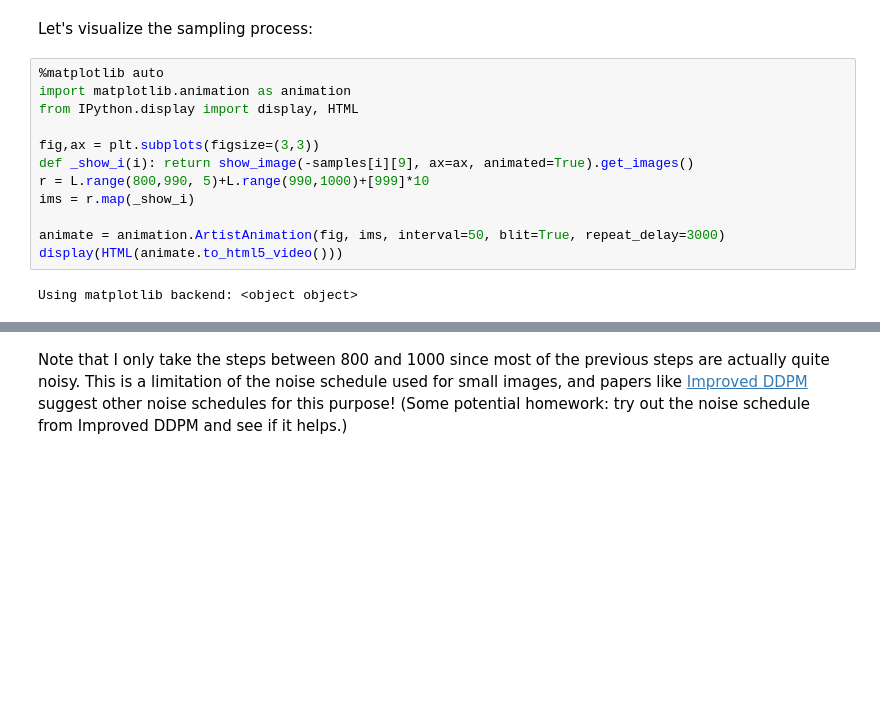
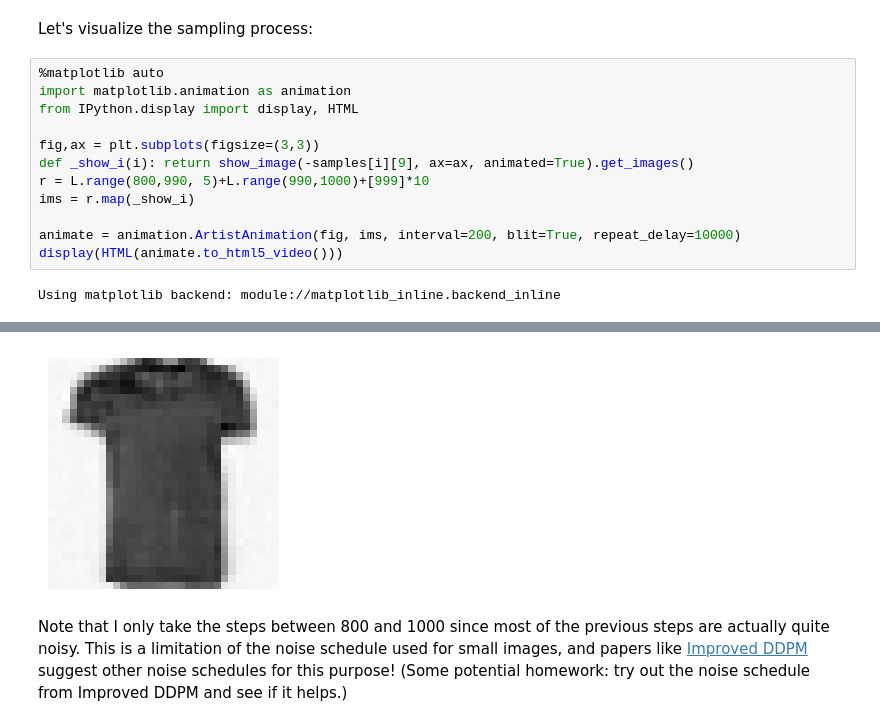
Before and after one commit to goosmanlei/fastai-course-part2, a Jupyter notebook: lesson-18/15_DDPM.ipynb, the cells around one changed output, grey strips where cells are left out. Cells and saved outputs as stored; diff of their text form; blank space fills up the shorter version.

```diff
--- a/lesson-18/15_DDPM.ipynb
+++ b/lesson-18/15_DDPM.ipynb
@@ -204,17 +213,18 @@ Let's visualize the sampling process:
 # %%
 %matplotlib auto
 import matplotlib.animation as animation
 from IPython.display import display, HTML
 
 fig,ax = plt.subplots(figsize=(3,3))
 def _show_i(i): return show_image(-samples[i][9], ax=ax, animated=True).get_images()
 r = L.range(800,990, 5)+L.range(990,1000)+[999]*10
 ims = r.map(_show_i)
 
-animate = animation.ArtistAnimation(fig, ims, interval=50, blit=True, repeat_delay=3000)
+animate = animation.ArtistAnimation(fig, ims, interval=200, blit=True, repeat_delay=10000)
 display(HTML(animate.to_html5_video()))
 # %% [output]
-Using matplotlib backend: <object object>
+Using matplotlib backend: module://matplotlib_inline.backend_inline
 [interactive output not drawn]
+[figure, added]
 # %% [markdown]
 Note that I only take the steps between 800 and 1000 since most of the previous steps are actually quite noisy. This is a limitation of the noise schedule used for small images, and papers like [Improved DDPM](https://arxiv.org/abs/2102.09672) suggest other noise schedules for this purpose! (Some potential homework: try out the noise schedule from Improved DDPM and see if it helps.)
```
Also changed, not shown: parts of 3 cells of this notebook, 1 other file.
